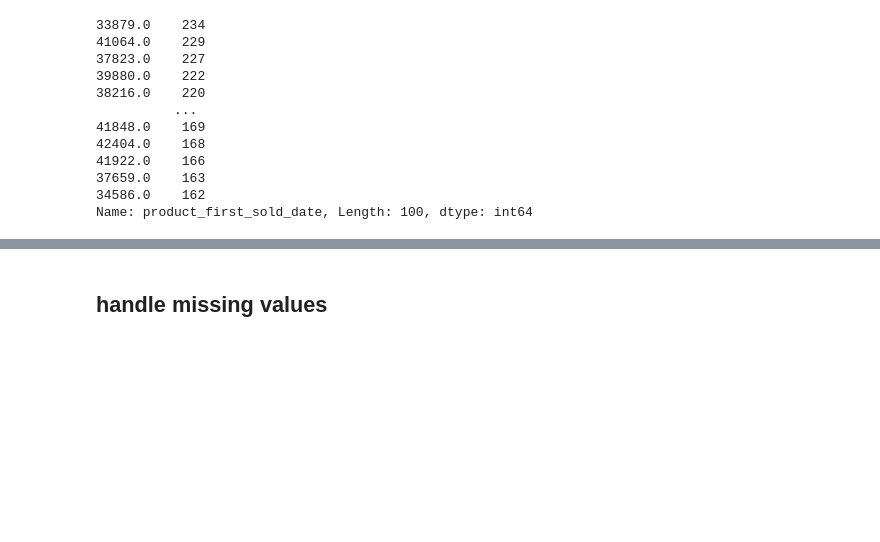
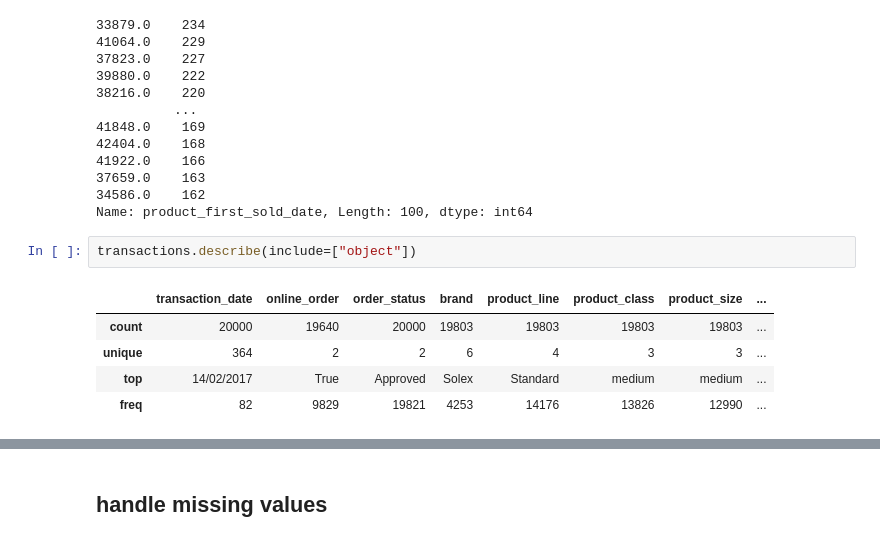
Before and after one commit to kintan-pitaloka/KPMG-VIX, a Jupyter notebook: KPMGTASK2.ipynb, the cells around one changed output, grey strips where cells are left out. Cells and saved outputs as stored; diff of their text form; blank space fills up the shorter version.

```diff
--- a/KPMGTASK2.ipynb
+++ b/KPMGTASK2.ipynb
@@ -206,5 +206,13 @@ transactions['product_first_sold_date'].value_counts()
 37659.0    163
 34586.0    162
 Name: product_first_sold_date, Length: 100, dtype: int64
+# %%
+transactions.describe(include=["object"])
+# %% [output]
+|  | transaction_date | online_order | order_status | brand | product_line | product_class | product_size | ... |
+| count | 20000 | 19640 | 20000 | 19803 | 19803 | 19803 | 19803 | ... |
+| unique | 364 | 2 | 2 | 6 | 4 | 3 | 3 | ... |
+| top | 14/02/2017 | True | Approved | Solex | Standard | medium | medium | ... |
+| freq | 82 | 9829 | 19821 | 4253 | 14176 | 13826 | 12990 | ... |
 # %% [markdown]
 **summary transaction:**
```
Also changed, not shown: parts of 4 cells of this notebook.
